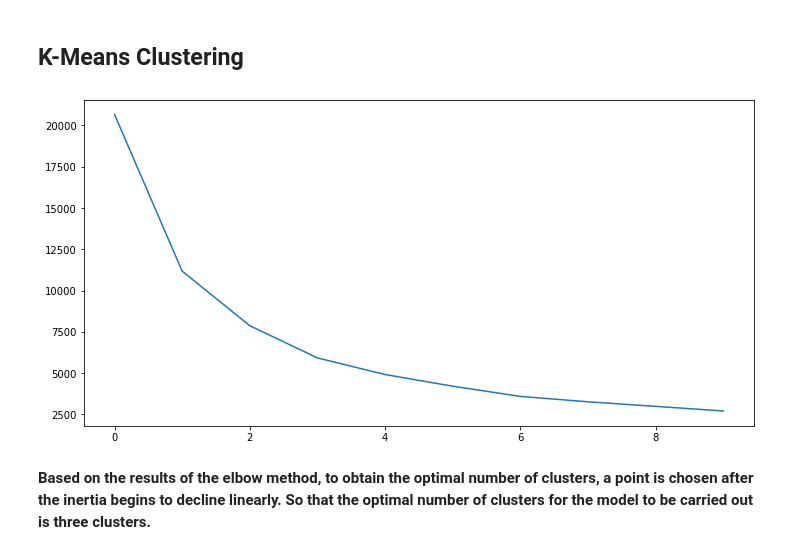
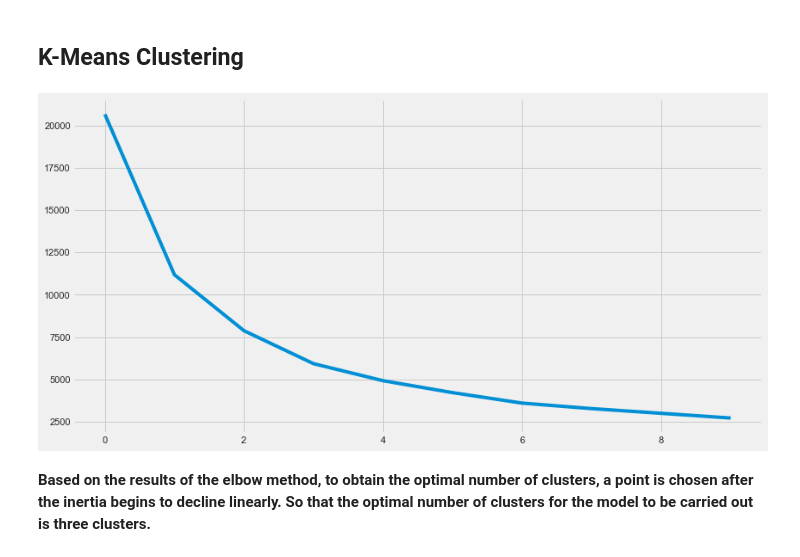
Before and after one commit to herdinsurya/Customer-RFM-Segmentation, a Jupyter notebook: Customer RFM Segmentation.ipynb, the cells around one changed output. Drawn from its saved outputs; the diff is of its cells as text; code cells hidden in the pictures.

```diff
--- a/Customer RFM Segmentation.ipynb
+++ b/Customer RFM Segmentation.ipynb
@@ -22,6 +22,11 @@ import matplotlib.pyplot as plt
 from sklearn.decomposition import PCA
 import seaborn as sns
 %matplotlib inline
+
+sns.set(rc={'figure.figsize':(16,8)})
+sns.set_style("white")
+sns.color_palette("dark")
+plt.style.use("fivethirtyeight")
 # %% [markdown]
 # Load and Describe Data
 # %% [markdown]
@@ -243,18 +248,19 @@ new_df.describe()
 # %%
 #K-Means Internal Evaluation: Elbow Method
 from sklearn.cluster import KMeans
 inertia = []
 
 for i in range(1, 11):
   kmeans = KMeans(n_clusters=i, init='k-means++', max_iter=300, n_init=10, random_state=0)
   kmeans.fit(new_df.values)
   inertia.append(kmeans.inertia_)
 
 plt.figure(figsize=(12, 6))
 plt.plot(inertia)
-plt.savefig('fig/elbow.png')
+plt.tight_layout()
+plt.savefig('fig/elbow.png', tight_box=True)
 # %% [output]
-[figure, old version]
+[figure, new version]
 # %% [markdown]
 **Based on the results of the elbow method, to obtain the optimal number of clusters, a point is chosen after the inertia begins to decline linearly.</br>
 So that the optimal number of clusters for the model to be carried out is three clusters.**
```
Also changed, not shown: parts of 5 cells of this notebook, 6 other files.
